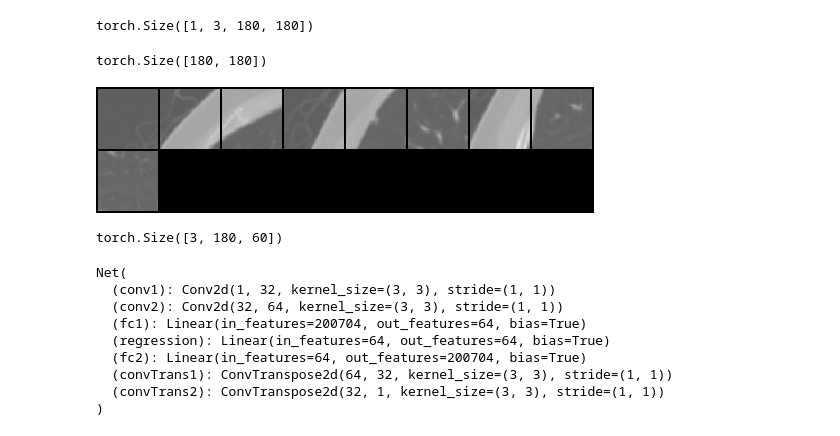
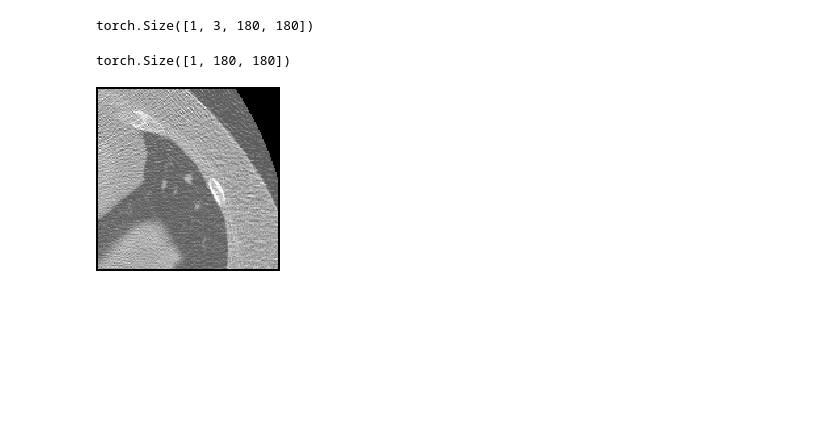
Before and after one commit to divya1211/lung-nodule-representation-learning, a Jupyter notebook: encoder.py.ipynb, the cells around one changed output. Cells and saved outputs as stored; diff of their text form; code cells hidden in the pictures; blank space fills up the shorter version.

```diff
--- a/encoder.py.ipynb
+++ b/encoder.py.ipynb
@@ -41,13 +180,13 @@ Image('real_image.png')
 fixed_x.shape
 # %% [output]
 torch.Size([1, 3, 180, 180])
-# %%
-x = fixed_x[0][0]
-x.shape
-# %% [output]
-torch.Size([180, 180])
+# %%
+Ipr,Ire = model(fixed_x)
+Ire.shape
+# %% [output]
+torch.Size([1, 180, 180])
 # %%
-save_image(tiled, 'tiled.png')
-Image('tiled.png')
+save_image(fixed_x, 'real_image.png')
+Image('real_image.png')
 # %% [output]
-[figure, old version]
+[figure, new version]
@@ -56,7 +192,0 @@ loss = nn.MSELoss()
-# %%
-x = torch.randn(180, 180)
-x.shape
-
-x.unfold(0,60,60).
-# %% [output]
-torch.Size([3, 180, 60])
@@ -128,12 +192,0 @@ optimizer = optim.Adam(model.parameters())
-# %%
-model
-# %% [output]
-Net(
-  (conv1): Conv2d(1, 32, kernel_size=(3, 3), stride=(1, 1))
-  (conv2): Conv2d(32, 64, kernel_size=(3, 3), stride=(1, 1))
-  (fc1): Linear(in_features=200704, out_features=64, bias=True)
-  (regression): Linear(in_features=64, out_features=64, bias=True)
-  (fc2): Linear(in_features=64, out_features=200704, bias=True)
-  (convTrans1): ConvTranspose2d(64, 32, kernel_size=(3, 3), stride=(1, 1))
-  (convTrans2): ConvTranspose2d(32, 1, kernel_size=(3, 3), stride=(1, 1))
-)
```
Also changed, not shown: parts of 17 cells of this notebook, 1 other file.
